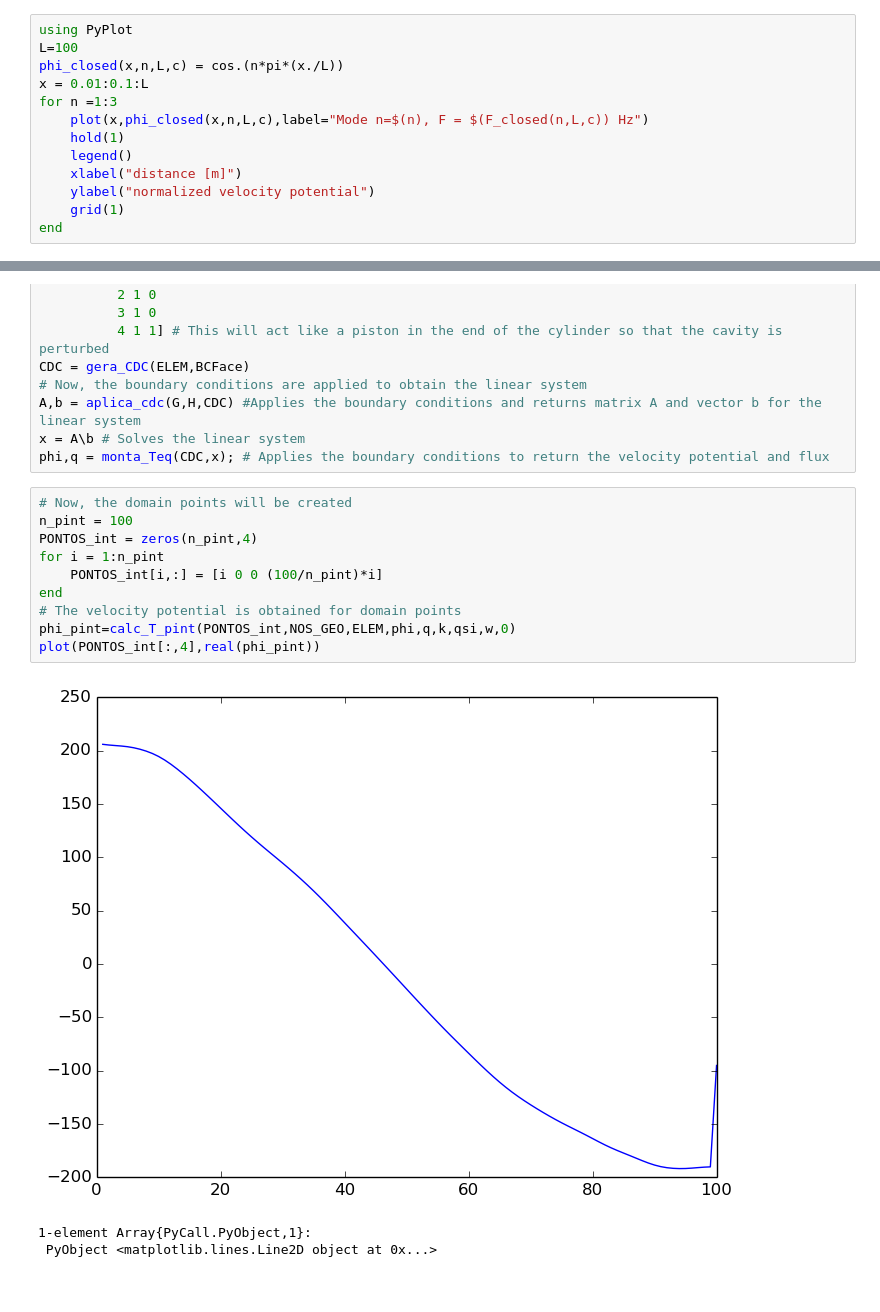
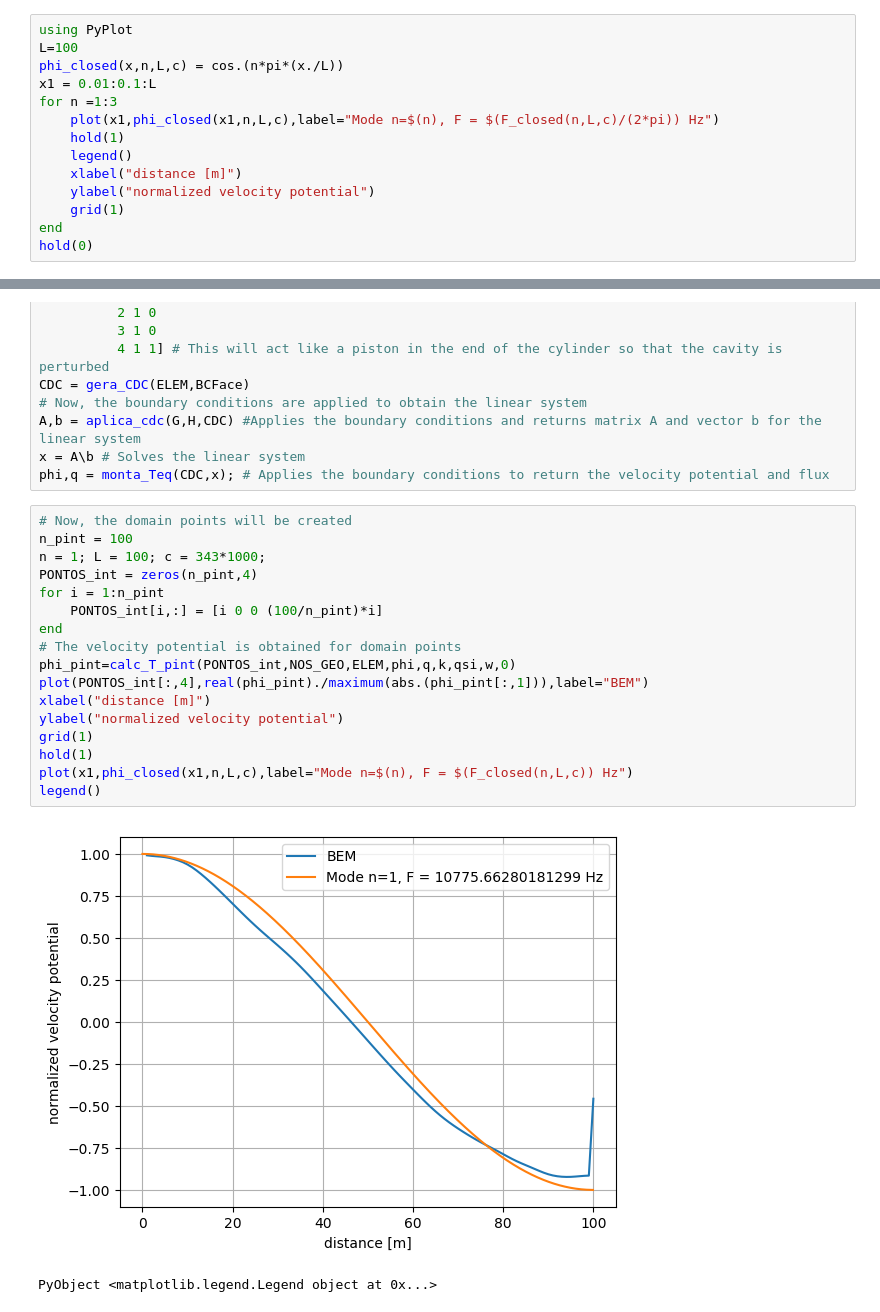
Before and after one commit to alvarocafe/BB, a Jupyter notebook: note_BEM.ipynb, the cells around one changed output, grey strips where cells are left out. Drawn from its saved outputs; the diff is of its cells as text.

```diff
--- a/note_BEM.ipynb
+++ b/note_BEM.ipynb
@@ -42,13 +42,14 @@ Notice that the actual solution is simply a time and space harmonic in which the
 using PyPlot
 L=100
 phi_closed(x,n,L,c) = cos.(n*pi*(x./L))
-x = 0.01:0.1:L
+x1 = 0.01:0.1:L
 for n =1:3
-    plot(x,phi_closed(x,n,L,c),label="Mode n=$(n), F = $(F_closed(n,L,c)) Hz")
+    plot(x1,phi_closed(x1,n,L,c),label="Mode n=$(n), F = $(F_closed(n,L,c)/(2*pi)) Hz")
     hold(1)
     legend()
     xlabel("distance [m]")
     ylabel("normalized velocity potential")
     grid(1)
 end
+hold(0)
 # %% [output]
@@ -105,14 +106,20 @@ phi,q = monta_Teq(CDC,x); # Applies the boundary conditions to return the veloci
 # %%
 # Now, the domain points will be created
 n_pint = 100
+n = 1; L = 100; c = 343*1000;
 PONTOS_int = zeros(n_pint,4)
 for i = 1:n_pint
 	PONTOS_int[i,:] = [i 0 0 (100/n_pint)*i]
 end
 # The velocity potential is obtained for domain points
 phi_pint=calc_T_pint(PONTOS_int,NOS_GEO,ELEM,phi,q,k,qsi,w,0)
-plot(PONTOS_int[:,4],real(phi_pint))
+plot(PONTOS_int[:,4],real(phi_pint)./maximum(abs.(phi_pint[:,1])),label="BEM")
+xlabel("distance [m]")
+ylabel("normalized velocity potential")
+grid(1)
+hold(1)
+plot(x1,phi_closed(x1,n,L,c),label="Mode n=$(n), F = $(F_closed(n,L,c)) Hz")
+legend()
 # %% [output]
-[figure, old version]
+[figure, new version]
-1-element Array{PyCall.PyObject,1}:
- PyObject <matplotlib.lines.Line2D object at 0x...>
+PyObject <matplotlib.legend.Legend object at 0x...>
```
Also changed, not shown: parts of 13 cells of this notebook, 5 other files.
